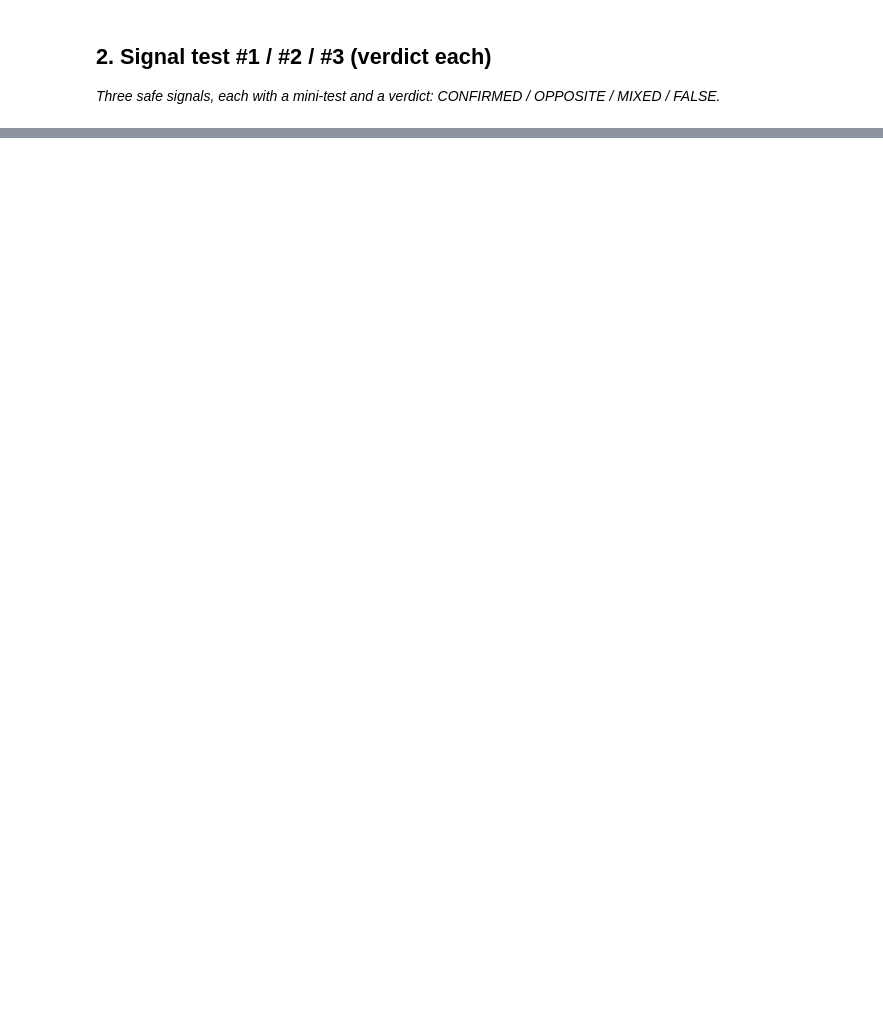
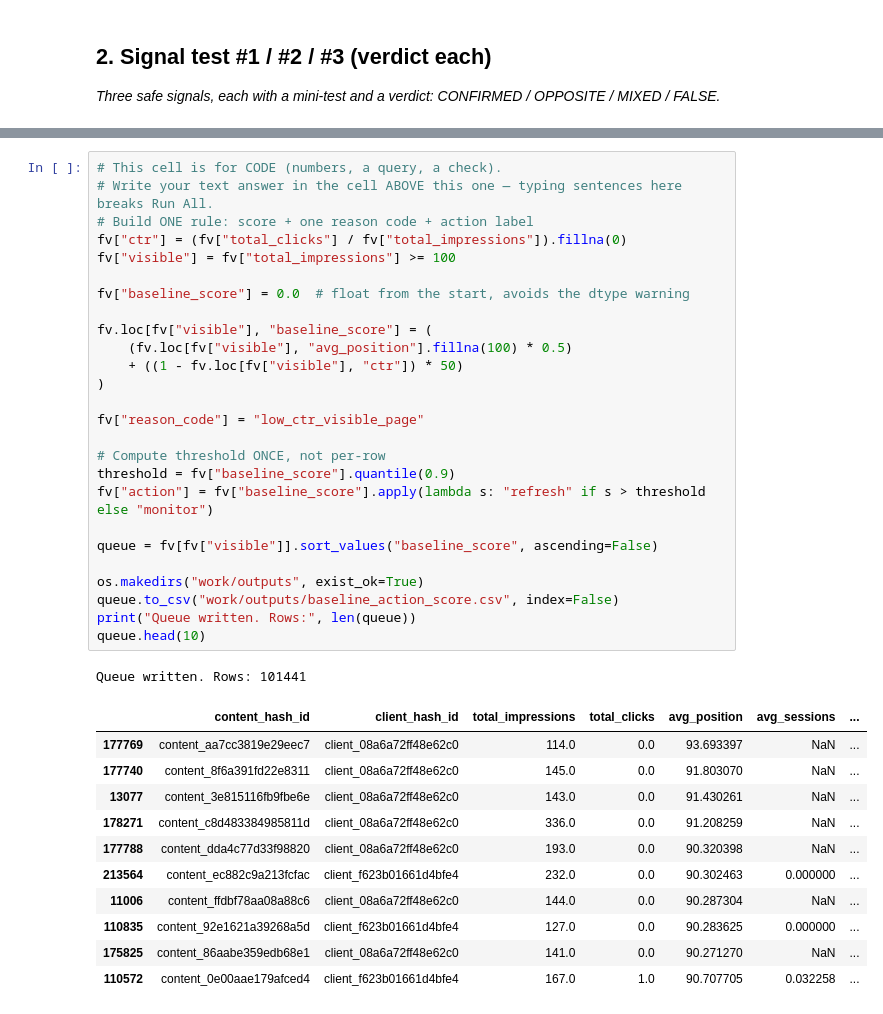
Before and after one commit to Abdul-Samad-17/FlyRank-Internship, a Jupyter notebook: work/notebooks/w04_signal_audit.ipynb, the cells around one changed output, grey strips where cells are left out. Cells and saved outputs as stored; diff of their text form; blank space fills up the shorter version.

Commit message:
Complete w04: baseline signal checks, rule, and ranked queue

```diff
--- a/work/notebooks/w04_signal_audit.ipynb
+++ b/work/notebooks/w04_signal_audit.ipynb
@@ -36,0 +123,39 @@ This skeleton is yours to fill. Work the sections **in order** — each one has
+# %%
+# This cell is for CODE (numbers, a query, a check).
+# Write your text answer in the cell ABOVE this one — typing sentences here breaks Run All.
+# Build ONE rule: score + one reason code + action label
+fv["ctr"] = (fv["total_clicks"] / fv["total_impressions"]).fillna(0)
+fv["visible"] = fv["total_impressions"] >= 100
+
+fv["baseline_score"] = 0.0  # float from the start, avoids the dtype warning
+
+fv.loc[fv["visible"], "baseline_score"] = (
+    (fv.loc[fv["visible"], "avg_position"].fillna(100) * 0.5)
+    + ((1 - fv.loc[fv["visible"], "ctr"]) * 50)
+)
+
+fv["reason_code"] = "low_ctr_visible_page"
+
+# Compute threshold ONCE, not per-row
+threshold = fv["baseline_score"].quantile(0.9)
+fv["action"] = fv["baseline_score"].apply(lambda s: "refresh" if s > threshold else "monitor")
+
+queue = fv[fv["visible"]].sort_values("baseline_score", ascending=False)
+
+os.makedirs("work/outputs", exist_ok=True)
+queue.to_csv("work/outputs/baseline_action_score.csv", index=False)
+print("Queue written. Rows:", len(queue))
+queue.head(10)
+# %% [output]
+Queue written. Rows: 101441
+|  | content_hash_id | client_hash_id | total_impressions | total_clicks | avg_position | avg_sessions | ... |
+| 177769 | content_aa7cc3819e29eec7 | client_08a6a72ff48e62c0 | 114.0 | 0.0 | 93.693397 | NaN | ... |
+| 177740 | content_8f6a391fd22e8311 | client_08a6a72ff48e62c0 | 145.0 | 0.0 | 91.803070 | NaN | ... |
+| 13077 | content_3e815116fb9fbe6e | client_08a6a72ff48e62c0 | 143.0 | 0.0 | 91.430261 | NaN | ... |
+| 178271 | content_c8d483384985811d | client_08a6a72ff48e62c0 | 336.0 | 0.0 | 91.208259 | NaN | ... |
+| 177788 | content_dda4c77d33f98820 | client_08a6a72ff48e62c0 | 193.0 | 0.0 | 90.320398 | NaN | ... |
+| 213564 | content_ec882c9a213fcfac | client_f623b01661d4bfe4 | 232.0 | 0.0 | 90.302463 | 0.000000 | ... |
+| 11006 | content_ffdbf78aa08a88c6 | client_08a6a72ff48e62c0 | 144.0 | 0.0 | 90.287304 | NaN | ... |
+| 110835 | content_92e1621a39268a5d | client_f623b01661d4bfe4 | 127.0 | 0.0 | 90.283625 | 0.000000 | ... |
+| 175825 | content_86aabe359edb68e1 | client_08a6a72ff48e62c0 | 141.0 | 0.0 | 90.271270 | NaN | ... |
+| 110572 | content_0e00aae179afced4 | client_f623b01661d4bfe4 | 167.0 | 1.0 | 90.707705 | 0.032258 | ... |
```
Also changed, not shown: parts of 19 cells of this notebook.
